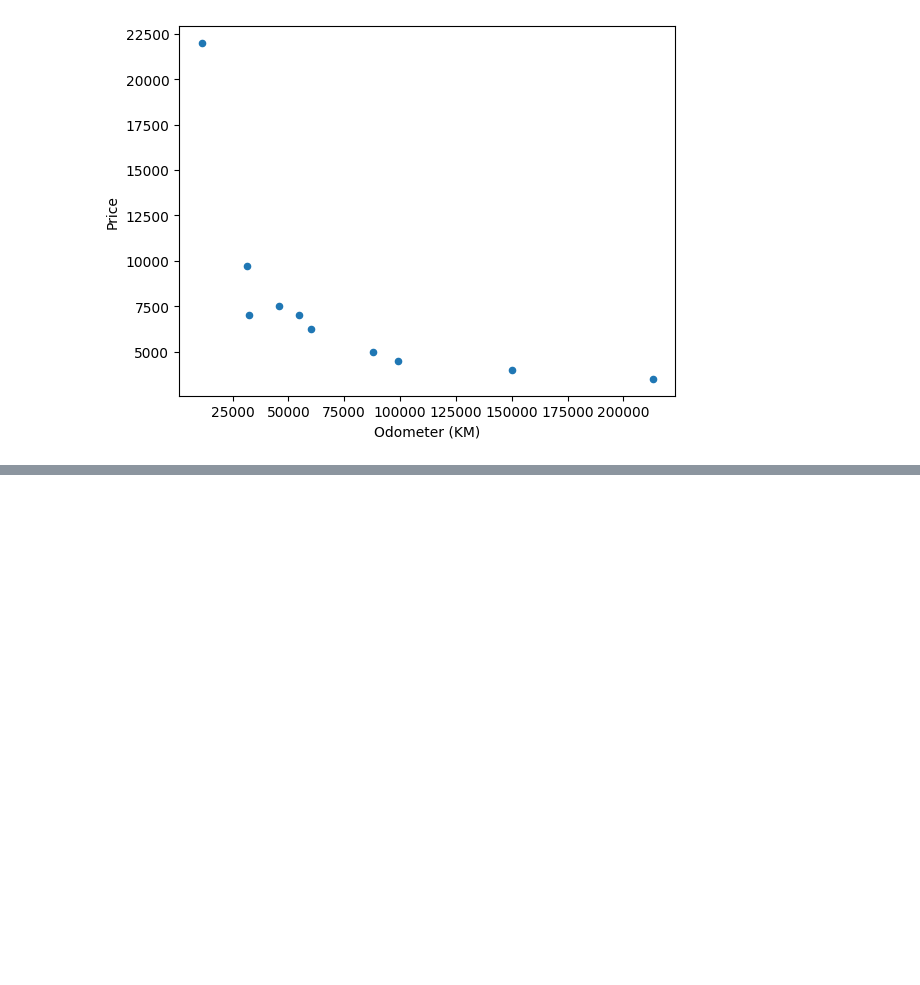
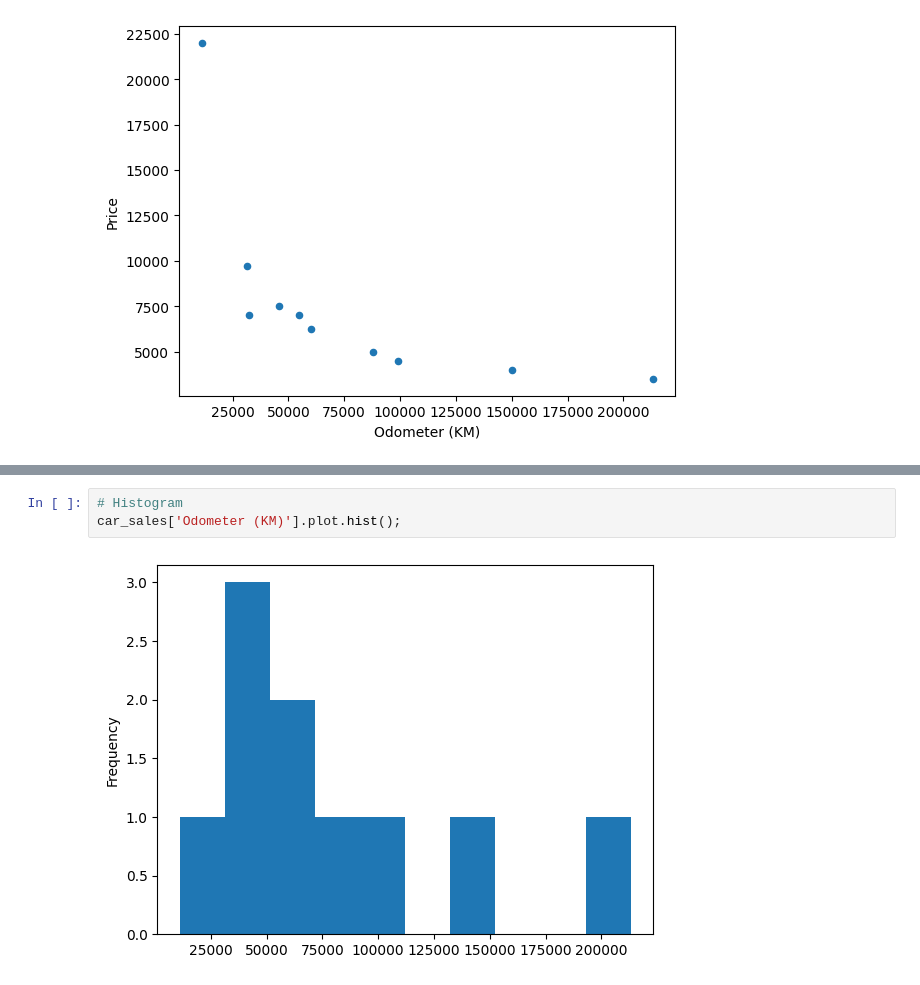
Before and after one commit to EBESYtheCoder/DataScience-and-ML, a Jupyter notebook: matplotlib_/intro_to_matplotlib.ipynb, the cells around one changed output, grey strips where cells are left out. Drawn from its saved outputs; the diff is of its cells as text; blank space fills up the shorter version.

```diff
--- a/matplotlib_/intro_to_matplotlib.ipynb
+++ b/matplotlib_/intro_to_matplotlib.ipynb
@@ -301,0 +349,5 @@ car_sales.plot(x='Odometer (KM)', y='Price' ,kind='scatter');
+# %%
+# Histogram
+car_sales['Odometer (KM)'].plot.hist();
+# %% [output]
+[figure, added]
```
Also changed, not shown: parts of 13 cells of this notebook, 3 other files.
